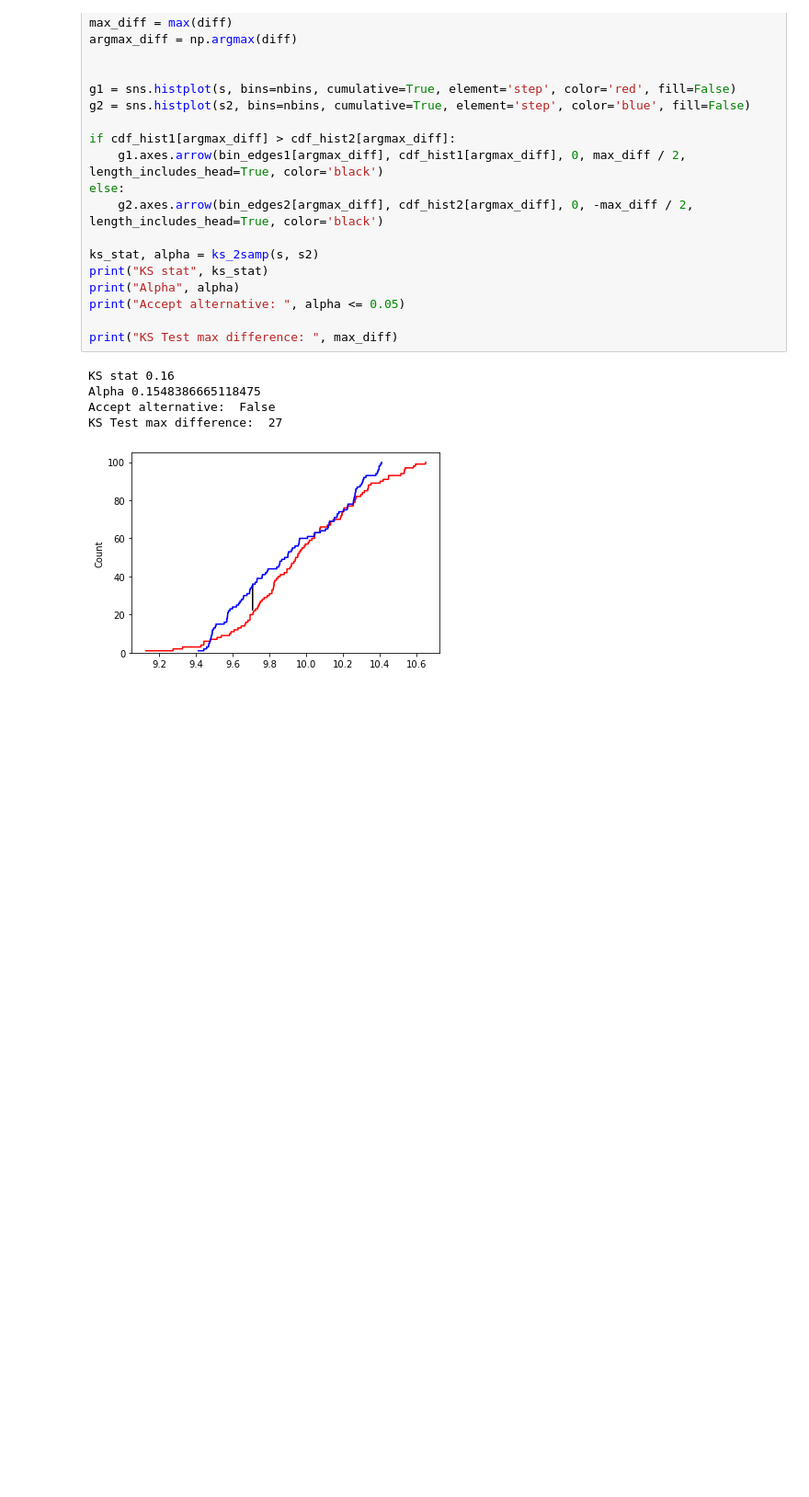
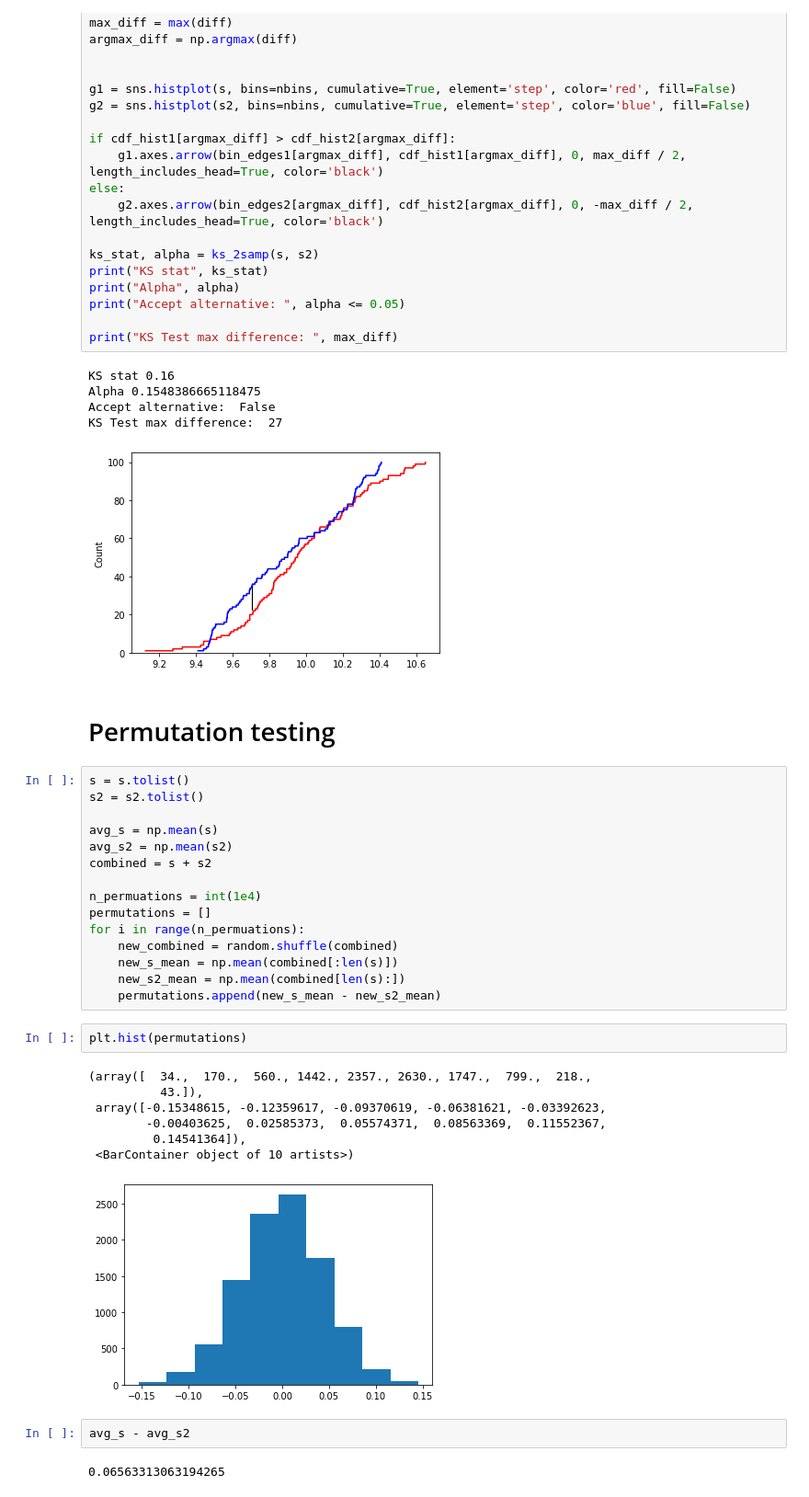
Before and after one commit to mjost5v/cs403-demo-notebooks, a Jupyter notebook: Sampling.ipynb, the cells around one changed output. Shown: that part at 92% size. Cells and saved outputs as stored; diff of their text form; blank space fills up the shorter version.

```diff
--- a/Sampling.ipynb
+++ b/Sampling.ipynb
@@ -360,3 +373,34 @@ Alpha 0.1548386665118475
 Accept alternative:  False
 KS Test max difference:  27
 [figure]
+# %% [markdown]
+# Permutation testing
+# %%
+s = s.tolist()
+s2 = s2.tolist()
+
+avg_s = np.mean(s)
+avg_s2 = np.mean(s2)
+combined = s + s2
+
+n_permuations = int(1e4)
+permutations = []
+for i in range(n_permuations):
+    new_combined = random.shuffle(combined)
+    new_s_mean = np.mean(combined[:len(s)])
+    new_s2_mean = np.mean(combined[len(s):])
+    permutations.append(new_s_mean - new_s2_mean)
+# %%
+plt.hist(permutations)
+# %% [output]
+(array([  34.,  170.,  560., 1442., 2357., 2630., 1747.,  799.,  218.,
+          43.]),
+ array([-0.15348615, -0.12359617, -0.09370619, -0.06381621, -0.03392623,
+        -0.00403625,  0.02585373,  0.05574371,  0.08563369,  0.11552367,
+         0.14541364]),
+ <BarContainer object of 10 artists>)
+[figure, added]
+# %%
+avg_s - avg_s2
+# %% [output]
+0.06563313063194265
```
Also changed, not shown: parts of 21 cells of this notebook.
